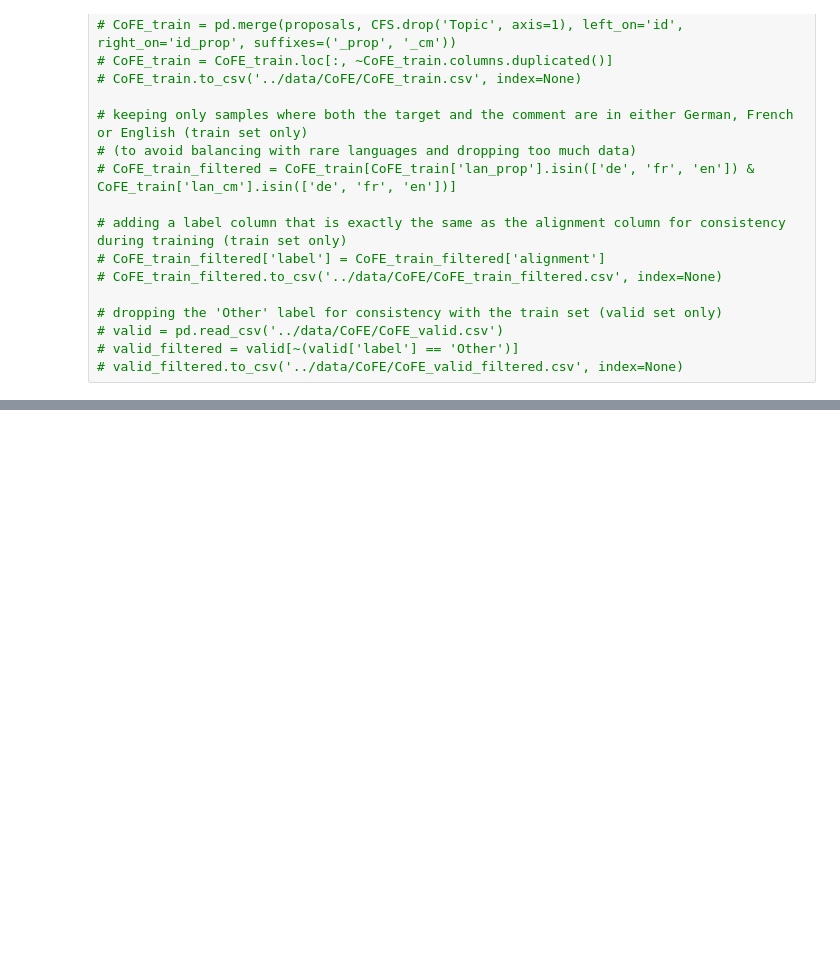
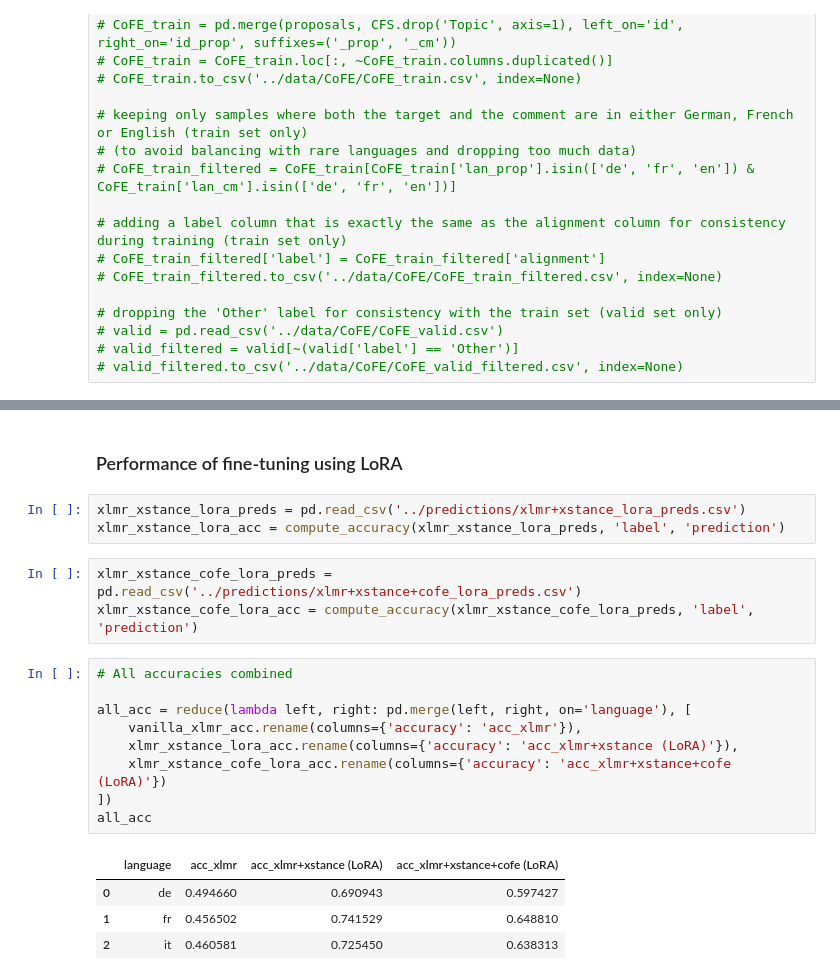
Before and after one commit to NazaninShafiabadi/StanceDetection, a Jupyter notebook: analysis/CoFE.ipynb, the cells around one changed output, grey strips where cells are left out. Drawn from its saved outputs; the diff is of its cells as text; blank space fills up the shorter version.

```diff
--- a/analysis/CoFE.ipynb
+++ b/analysis/CoFE.ipynb
@@ -38,0 +57,22 @@ def balance_df(df, columns:List, rs=42):
+# %% [markdown]
+### Performance of fine-tuning using LoRA
+# %%
+xlmr_xstance_lora_preds = pd.read_csv('../predictions/xlmr+xstance_lora_preds.csv')
+xlmr_xstance_lora_acc = compute_accuracy(xlmr_xstance_lora_preds, 'label', 'prediction')
+# %%
+xlmr_xstance_cofe_lora_preds = pd.read_csv('../predictions/xlmr+xstance+cofe_lora_preds.csv')
+xlmr_xstance_cofe_lora_acc = compute_accuracy(xlmr_xstance_cofe_lora_preds, 'label', 'prediction')
+# %%
+# All accuracies combined
+
+all_acc = reduce(lambda left, right: pd.merge(left, right, on='language'), [
+    vanilla_xlmr_acc.rename(columns={'accuracy': 'acc_xlmr'}),
+    xlmr_xstance_lora_acc.rename(columns={'accuracy': 'acc_xlmr+xstance (LoRA)'}),
+    xlmr_xstance_cofe_lora_acc.rename(columns={'accuracy': 'acc_xlmr+xstance+cofe (LoRA)'})
+])
+all_acc
+# %% [output]
+|  | language | acc_xlmr | acc_xlmr+xstance (LoRA) | acc_xlmr+xstance+cofe (LoRA) |
+| 0 | de | 0.494660 | 0.690943 | 0.597427 |
+| 1 | fr | 0.456502 | 0.741529 | 0.648810 |
+| 2 | it | 0.460581 | 0.725450 | 0.638313 |
```
Also changed, not shown: parts of 14 cells of this notebook, 7 other files.
